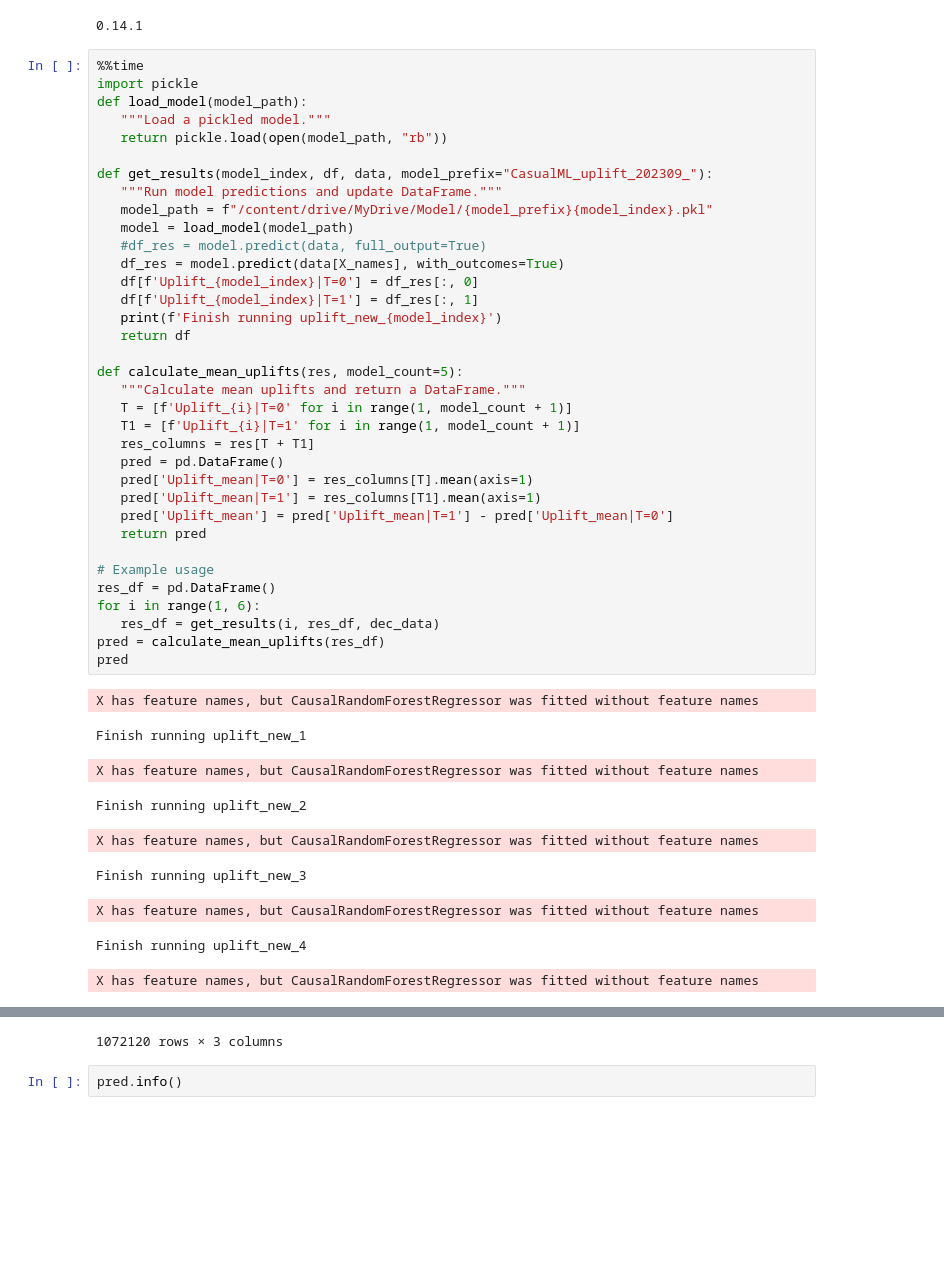
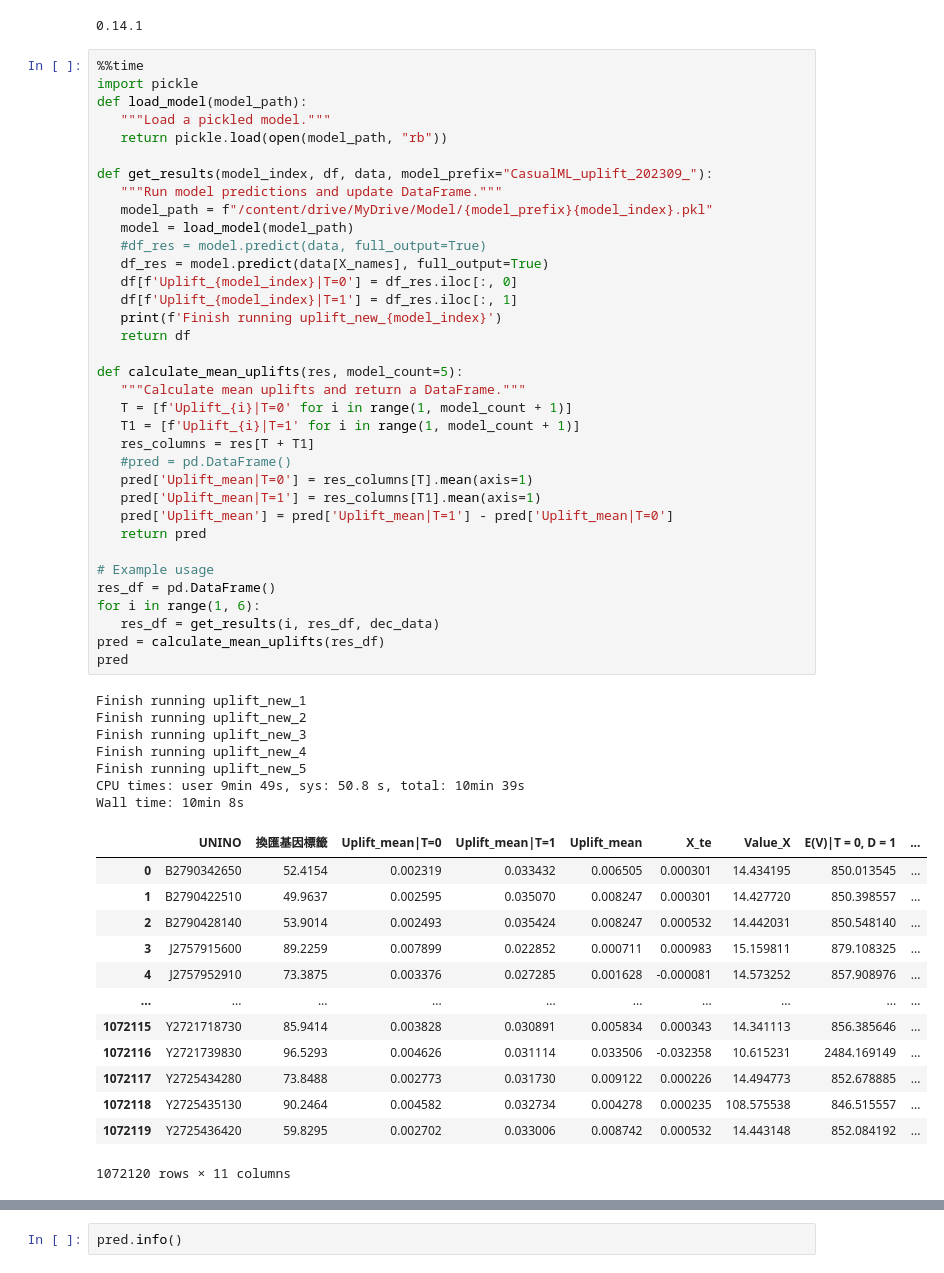
Before and after one commit to sssylvia0/Uplift_Model, a Jupyter notebook: Model_Nov.ipynb, the cells around one changed output, grey strips where cells are left out. Drawn from its saved outputs; the diff is of its cells as text; blank space fills up the shorter version.

```diff
--- a/Model_Nov.ipynb
+++ b/Model_Nov.ipynb
@@ -101,43 +101,54 @@ The 'nopython' keyword argument was not supplied to the 'numba.jit' decorator. T
 import pickle
 def load_model(model_path):
    """Load a pickled model."""
    return pickle.load(open(model_path, "rb"))
 
 def get_results(model_index, df, data, model_prefix="CasualML_uplift_202309_"):
    """Run model predictions and update DataFrame."""
    model_path = f"/content/drive/MyDrive/Model/{model_prefix}{model_index}.pkl"
    model = load_model(model_path)
    #df_res = model.predict(data, full_output=True)
-   df_res = model.predict(data[X_names], with_outcomes=True)
-   df[f'Uplift_{model_index}|T=0'] = df_res[:, 0]
-   df[f'Uplift_{model_index}|T=1'] = df_res[:, 1]
+   df_res = model.predict(data[X_names], full_output=True)
+   df[f'Uplift_{model_index}|T=0'] = df_res.iloc[:, 0]
+   df[f'Uplift_{model_index}|T=1'] = df_res.iloc[:, 1]
    print(f'Finish running uplift_new_{model_index}')
    return df
 
 def calculate_mean_uplifts(res, model_count=5):
    """Calculate mean uplifts and return a DataFrame."""
    T = [f'Uplift_{i}|T=0' for i in range(1, model_count + 1)]
    T1 = [f'Uplift_{i}|T=1' for i in range(1, model_count + 1)]
    res_columns = res[T + T1]
-   pred = pd.DataFrame()
+   #pred = pd.DataFrame()
    pred['Uplift_mean|T=0'] = res_columns[T].mean(axis=1)
    pred['Uplift_mean|T=1'] = res_columns[T1].mean(axis=1)
    pred['Uplift_mean'] = pred['Uplift_mean|T=1'] - pred['Uplift_mean|T=0']
    return pred
 
 # Example usage
 res_df = pd.DataFrame()
 for i in range(1, 6):
    res_df = get_results(i, res_df, dec_data)
 pred = calculate_mean_uplifts(res_df)
 pred
 # %% [output]
-X has feature names, but CausalRandomForestRegressor was fitted without feature names
+Finish running uplift_new_1
+Finish running uplift_new_2
+Finish running uplift_new_3
+Finish running uplift_new_4
+Finish running uplift_new_5
+CPU times: user 9min 49s, sys: 50.8 s, total: 10min 39s
+Wall time: 10min 8s
+|  | UNINO | 換匯基因標籤 | Uplift_mean|T=0 | Uplift_mean|T=1 | Uplift_mean | X_te | Value_X | E(V)|T = 0, D = 1 | ... |
+| 0 | B2790342650 | 52.4154 | 0.002319 | 0.033432 | 0.006505 | 0.000301 | 14.434195 | 850.013545 | ... |
+| 1 | B2790422510 | 49.9637 | 0.002595 | 0.035070 | 0.008247 | 0.000301 | 14.427720 | 850.398557 | ... |
+| 2 | B2790428140 | 53.9014 | 0.002493 | 0.035424 | 0.008247 | 0.000532 | 14.442031 | 850.548140 | ... |
+| 3 | J2757915600 | 89.2259 | 0.007899 | 0.022852 | 0.000711 | 0.000983 | 15.159811 | 879.108325 | ... |
+| 4 | J2757952910 | 73.3875 | 0.003376 | 0.027285 | 0.001628 | -0.000081 | 14.573252 | 857.908976 | ... |
+| ... | ... | ... | ... | ... | ... | ... | ... | ... | ... |
+| 1072115 | Y2721718730 | 85.9414 | 0.003828 | 0.030891 | 0.005834 | 0.000343 | 14.341113 | 856.385646 | ... |
+| 1072116 | Y2721739830 | 96.5293 | 0.004626 | 0.031114 | 0.033506 | -0.032358 | 10.615231 | 2484.169149 | ... |
+| 1072117 | Y2725434280 | 73.8488 | 0.002773 | 0.031730 | 0.009122 | 0.000226 | 14.494773 | 852.678885 | ... |
+| 1072118 | Y2725435130 | 90.2464 | 0.004582 | 0.032734 | 0.004278 | 0.000235 | 108.575538 | 846.515557 | ... |
+| 1072119 | Y2725436420 | 59.8295 | 0.002702 | 0.033006 | 0.008742 | 0.000532 | 14.443148 | 852.084192 | ... |
-Finish running uplift_new_1
+1072120 rows × 11 columns
-X has feature names, but CausalRandomForestRegressor was fitted without feature names
-Finish running uplift_new_2
-X has feature names, but CausalRandomForestRegressor was fitted without feature names
-Finish running uplift_new_3
-X has feature names, but CausalRandomForestRegressor was fitted without feature names
-Finish running uplift_new_4
-X has feature names, but CausalRandomForestRegressor was fitted without feature names
@@ -159,4 +155,3 @@ Wall time: 2min 44s
-1072120 rows × 3 columns
 # %%
 pred.info()
 # %% [output]
```
Also changed, not shown: parts of 9 cells of this notebook.
